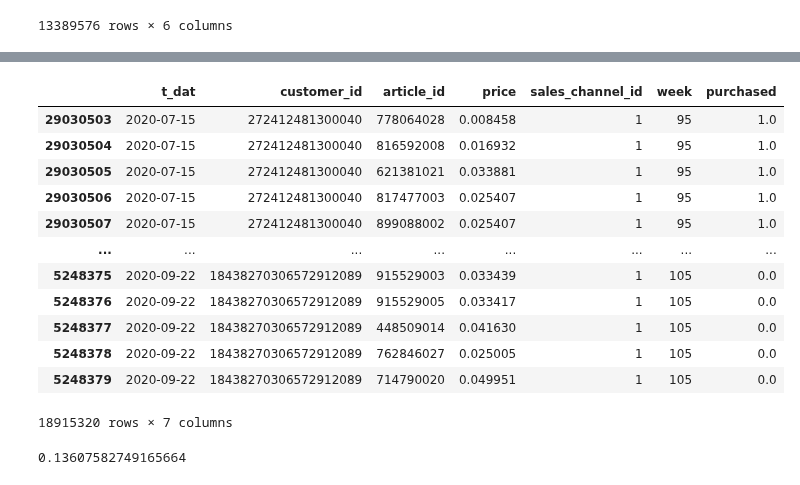
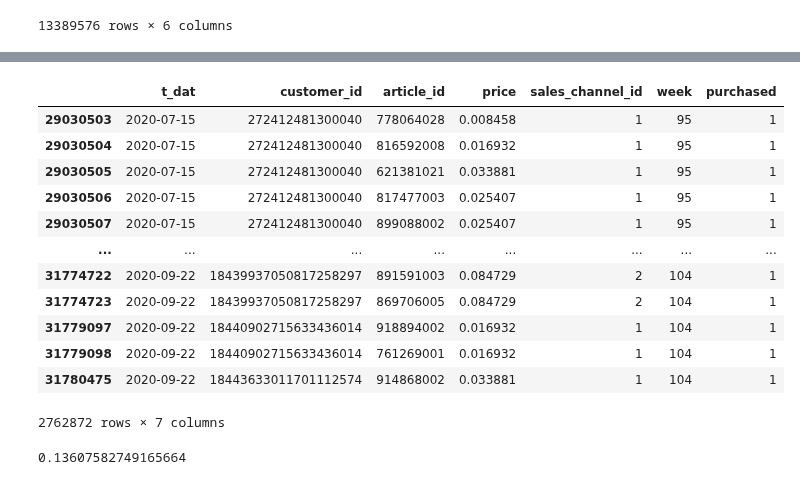
Before and after one commit to ManashJKonwar/Kaggle-HM-Recommender, a Jupyter notebook: hm-lgbmranker.ipynb, the cells around one changed output, grey strips where cells are left out. Drawn from its saved outputs; the diff is of its cells as text; code cells hidden in the pictures.

```diff
--- a/hm-lgbmranker.ipynb
+++ b/hm-lgbmranker.ipynb
@@ -120,7 +141,7 @@ import pandas as pd
 # %%
 %%time
 
-transactions = pd.read_parquet('../input/warmup/transactions_train.parquet')
-customers = pd.read_parquet('../input/warmup/customers.parquet')
-articles = pd.read_parquet('../input/warmup/articles.parquet')
+transactions = pd.read_parquet('../input/hm-lgbm-supporting-data/transactions_train.parquet')
+customers = pd.read_parquet('../input/hm-lgbm-supporting-data/customers.parquet')
+articles = pd.read_parquet('../input/hm-lgbm-supporting-data/articles.parquet')
 # %% [output]
@@ -412,24 +366,24 @@ candidates_bestsellers
 # %%
 transactions['purchased'] = 1
+# %%
+transactions
+# %% [output]
+|  | t_dat | customer_id | article_id | price | sales_channel_id | week | purchased |
+| 29030503 | 2020-07-15 | 272412481300040 | 778064028 | 0.008458 | 1 | 95 | 1 |
+| 29030504 | 2020-07-15 | 272412481300040 | 816592008 | 0.016932 | 1 | 95 | 1 |
+| 29030505 | 2020-07-15 | 272412481300040 | 621381021 | 0.033881 | 1 | 95 | 1 |
+| 29030506 | 2020-07-15 | 272412481300040 | 817477003 | 0.025407 | 1 | 95 | 1 |
+| 29030507 | 2020-07-15 | 272412481300040 | 899088002 | 0.025407 | 1 | 95 | 1 |
+| ... | ... | ... | ... | ... | ... | ... | ... |
+| 31774722 | 2020-09-22 | 18439937050817258297 | 891591003 | 0.084729 | 2 | 104 | 1 |
+| 31774723 | 2020-09-22 | 18439937050817258297 | 869706005 | 0.084729 | 2 | 104 | 1 |
+| 31779097 | 2020-09-22 | 18440902715633436014 | 918894002 | 0.016932 | 1 | 104 | 1 |
+| 31779098 | 2020-09-22 | 18440902715633436014 | 761269001 | 0.016932 | 1 | 104 | 1 |
+| 31780475 | 2020-09-22 | 18443633011701112574 | 914868002 | 0.033881 | 1 | 104 | 1 |
+2762872 rows × 7 columns
 # %%
 data = pd.concat([transactions, candidates_last_purchase, candidates_bestsellers])
 data.purchased.fillna(0, inplace=True)
-# %%
-data
-# %% [output]
-|  | t_dat | customer_id | article_id | price | sales_channel_id | week | purchased |
-| 29030503 | 2020-07-15 | 272412481300040 | 778064028 | 0.008458 | 1 | 95 | 1.0 |
-| 29030504 | 2020-07-15 | 272412481300040 | 816592008 | 0.016932 | 1 | 95 | 1.0 |
-| 29030505 | 2020-07-15 | 272412481300040 | 621381021 | 0.033881 | 1 | 95 | 1.0 |
-| 29030506 | 2020-07-15 | 272412481300040 | 817477003 | 0.025407 | 1 | 95 | 1.0 |
-| 29030507 | 2020-07-15 | 272412481300040 | 899088002 | 0.025407 | 1 | 95 | 1.0 |
-| ... | ... | ... | ... | ... | ... | ... | ... |
-| 5248375 | 2020-09-22 | 18438270306572912089 | 915529003 | 0.033439 | 1 | 105 | 0.0 |
-| 5248376 | 2020-09-22 | 18438270306572912089 | 915529005 | 0.033417 | 1 | 105 | 0.0 |
-| 5248377 | 2020-09-22 | 18438270306572912089 | 448509014 | 0.041630 | 1 | 105 | 0.0 |
-| 5248378 | 2020-09-22 | 18438270306572912089 | 762846027 | 0.025005 | 1 | 105 | 0.0 |
-| 5248379 | 2020-09-22 | 18438270306572912089 | 714790020 | 0.049951 | 1 | 105 | 0.0 |
-18915320 rows × 7 columns
 # %%
 data.drop_duplicates(['customer_id', 'article_id', 'week'], inplace=True)
 # %%
```
Also changed, not shown: parts of 52 cells of this notebook.
